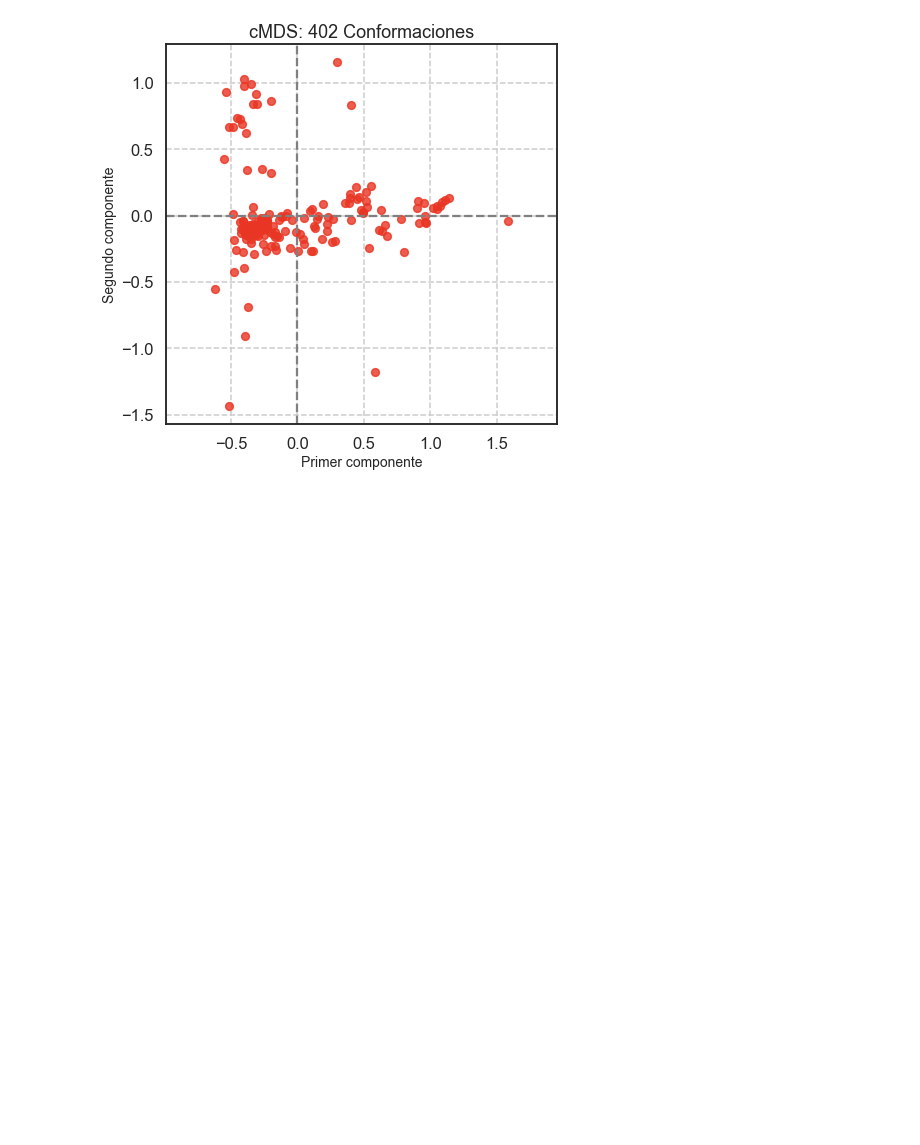
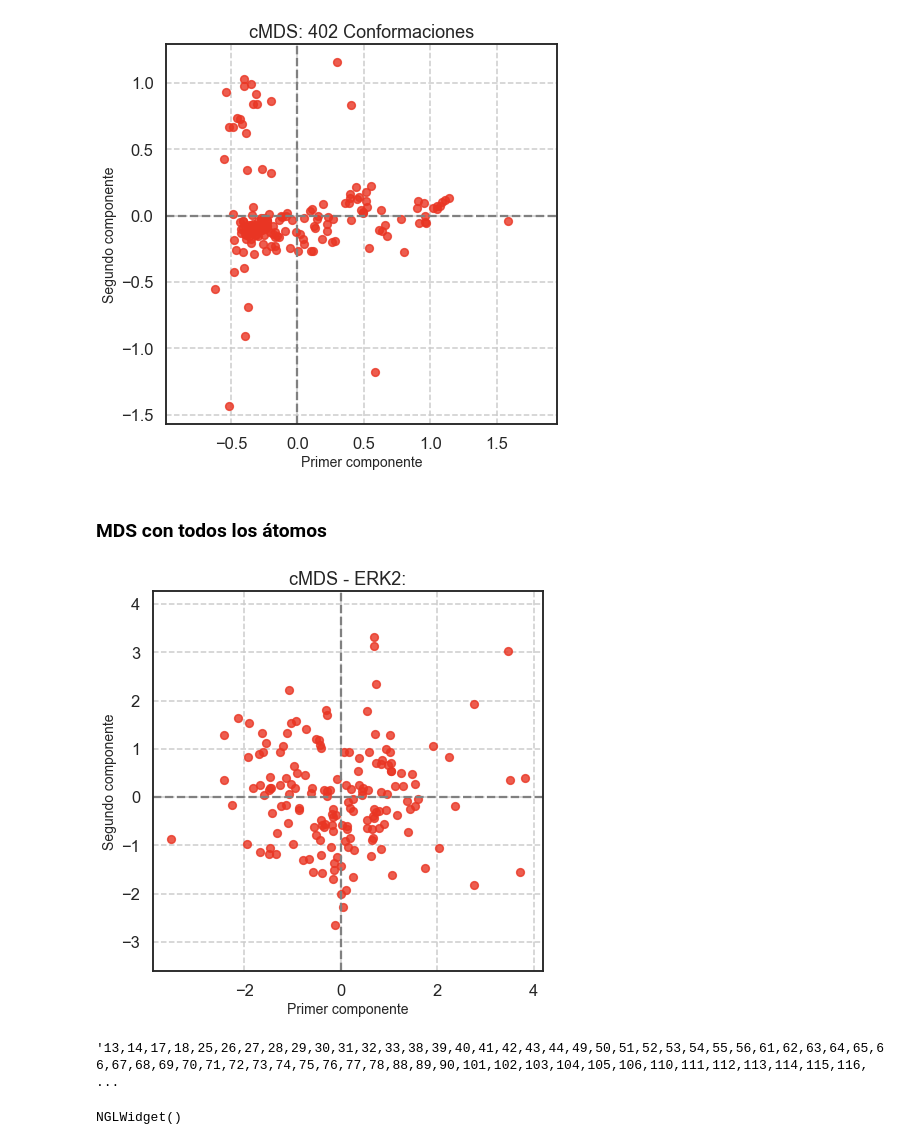
Before and after one commit to jRicciL/ERK2_notebooks, a Jupyter notebook: 3_Protein_Crystal_Ensembles/1_MDS_and_PCA_Crystal_Ensembles.ipynb, the cells around one changed output. Saved outputs shown, nothing was run; the diff lists cells and outputs as text; code cells hidden in the pictures; blank space fills up the shorter version.

```diff
--- a/3_Protein_Crystal_Ensembles/1_MDS_and_PCA_Crystal_Ensembles.ipynb
+++ b/3_Protein_Crystal_Ensembles/1_MDS_and_PCA_Crystal_Ensembles.ipynb
@@ -112,3 +121,37 @@ plot_points(mds = mds_sec_all[0], alpha=0.8,
                              title = "cMDS - ERK2:")
 # %% [output]
 [figure]
+# %% [markdown]
+### MDS con todos los átomos
+# %%
+pair_rmsd_166_all = pyt.pairwise_rmsd(traj = traj_crystals, metric="rms")
+mds_all_atoms = cMDS(pair_rmsd_166_all)
+
+fig = plt.figure(figsize=(7, 7))
+plot_points(mds = mds_all_atoms[0], alpha=0.8,
+                             title = "cMDS - ERK2:")
+# %% [output]
+[figure, added]
+# %%
+new_residues = sec_struc_residues_string.split(' ')
+string_new_res = ','.join(new_residues[:-90])
+string_new_res
+# %% [output]
+'13,14,17,18,25,26,27,28,29,30,31,32,33,38,39,40,41,42,43,44,49,50,51,52,53,54,55,56,61,62,63,64,65,66,67,68,69,70,71,72,73,74,75,76,77,78,88,89,90,101,102,103,104,105,106,110,111,112,113,114,115,116, ...
+# %%
+new_residues = sec_struc_residues_string.split(' ')
+string_new_res_1 = ' '.join(new_residues[:-80])
+string_new_res_2 = ','.join(new_residues[:-80])
+
+# Seleccionamos todos los átomos de los residuos en selected_residues
+pocket_atoms = ref_prot.select(F'resnum {string_new_res}')
+# Obtenemos los índices de los átomos
+pocket_atoms_index = pocket_atoms.getIndices()
+
+view = nv.show_prody(ref_prot)
+view.clear_representations()
+view.add_representation('cartoon', selection = 'protein', color = 'white')
+view.add_cartoon(selection = pocket_atoms_index, color='red')
+view
+# %% [output]
+NGLWidget()
```
Also changed, not shown: parts of 2 cells of this notebook.
